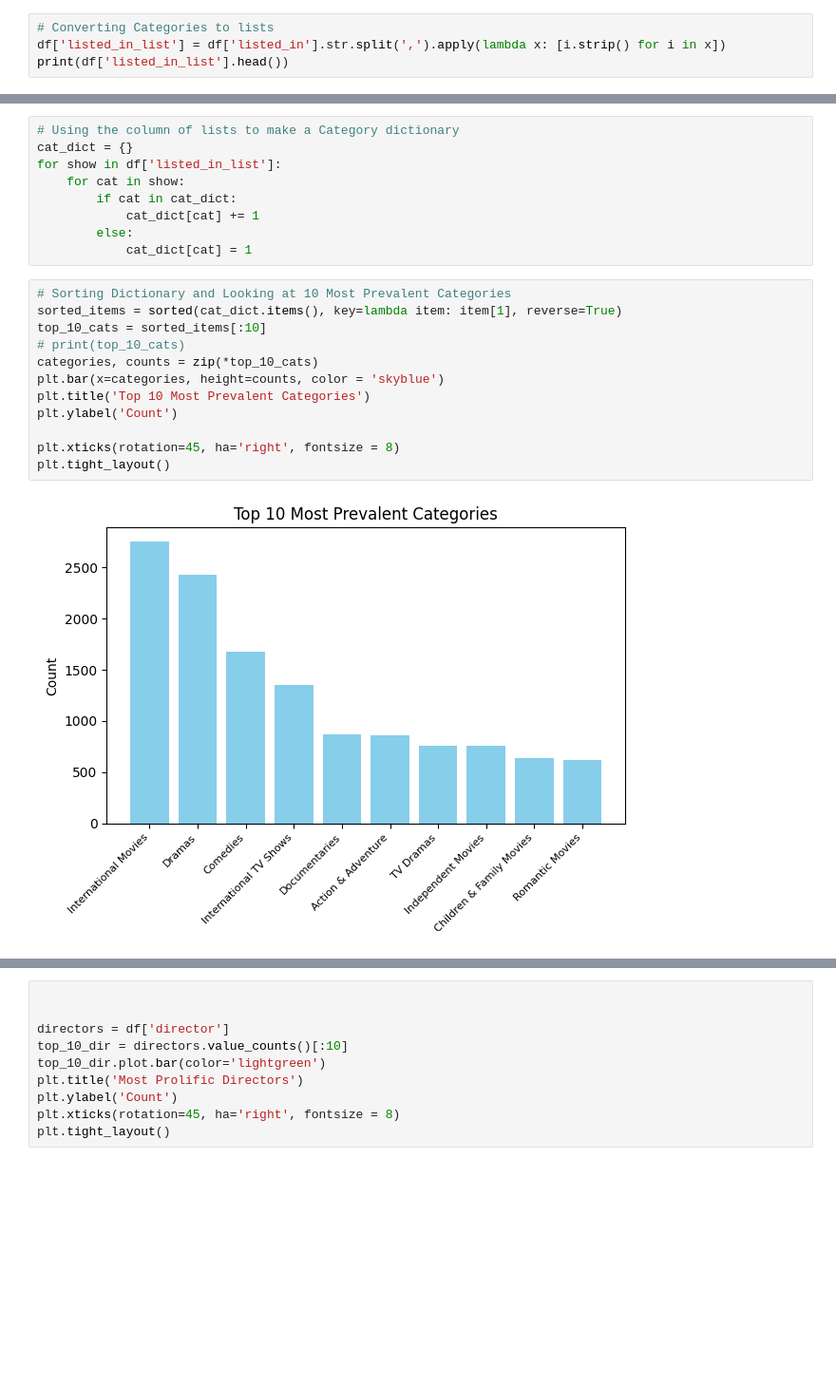
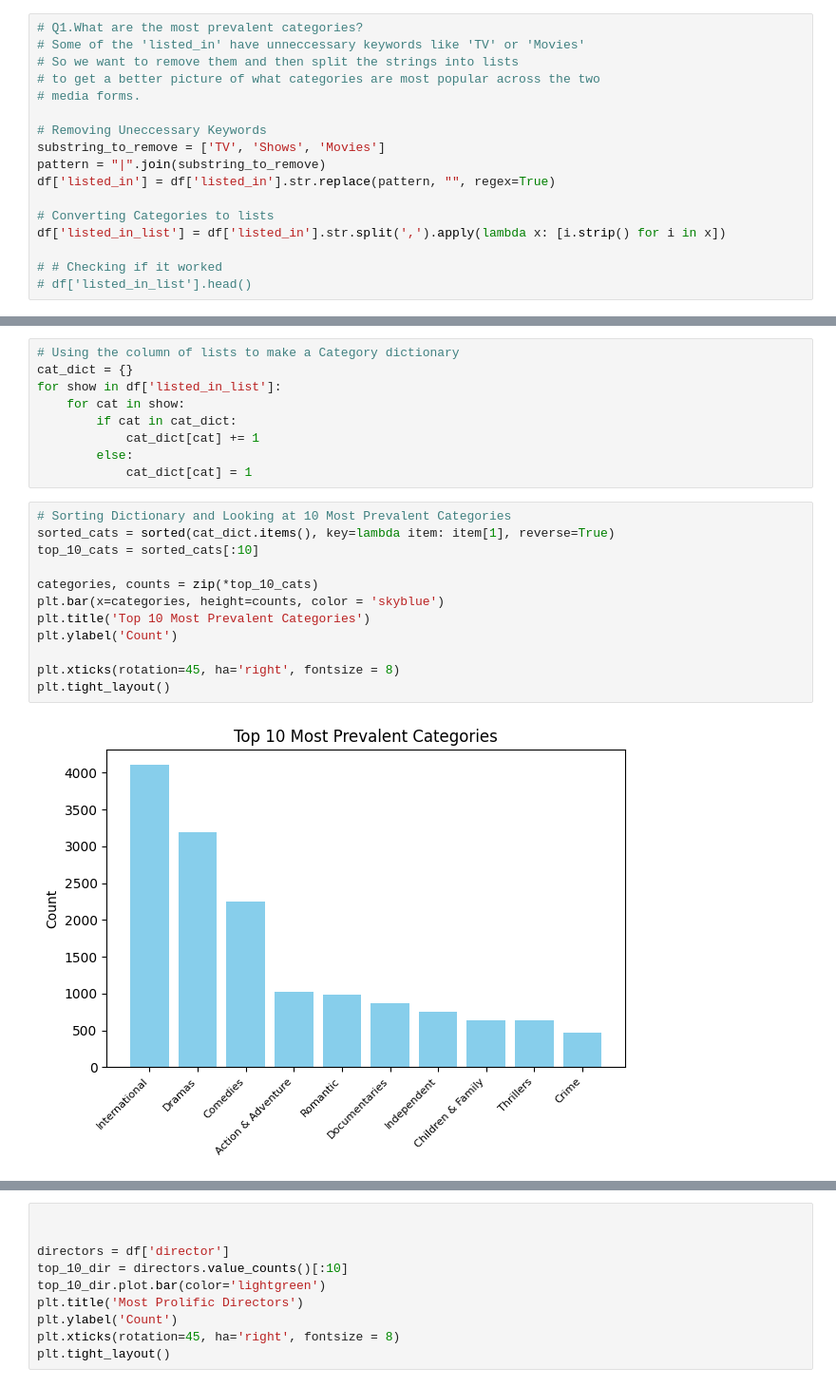
Before and after one commit to zdelk/netflix_eda, a Jupyter notebook: netflix_eda.ipynb, the cells around one changed output, grey strips where cells are left out. Shown at 95% size. Drawn from its saved outputs; the diff is of its cells as text; blank space fills up the shorter version.

```diff
--- a/netflix_eda.ipynb
+++ b/netflix_eda.ipynb
@@ -39,7 +40,20 @@ df.dtypes
 
 df[df == 'Not Given'] = np.nan
 # %%
+# Q1.What are the most prevalent categories?
+# Some of the 'listed_in' have unneccessary keywords like 'TV' or 'Movies'
+# So we want to remove them and then split the strings into lists
+# to get a better picture of what categories are most popular across the two
+# media forms.
+
+# Removing Uneccessary Keywords
+substring_to_remove = ['TV', 'Shows', 'Movies']
+pattern = "|".join(substring_to_remove)
+df['listed_in'] = df['listed_in'].str.replace(pattern, "", regex=True)
+
 # Converting Categories to lists
 df['listed_in_list'] = df['listed_in'].str.split(',').apply(lambda x: [i.strip() for i in x])
-print(df['listed_in_list'].head())
+
+# # Checking if it worked
+# df['listed_in_list'].head()
 # %% [output]
@@ -60,15 +74,15 @@ for show in df['listed_in_list']:
             cat_dict[cat] = 1
 # %%
 # Sorting Dictionary and Looking at 10 Most Prevalent Categories
-sorted_items = sorted(cat_dict.items(), key=lambda item: item[1], reverse=True)
-top_10_cats = sorted_items[:10]
-# print(top_10_cats)
+sorted_cats = sorted(cat_dict.items(), key=lambda item: item[1], reverse=True)
+top_10_cats = sorted_cats[:10]
+
 categories, counts = zip(*top_10_cats)
 plt.bar(x=categories, height=counts, color = 'skyblue')
 plt.title('Top 10 Most Prevalent Categories')
 plt.ylabel('Count')
 
 plt.xticks(rotation=45, ha='right', fontsize = 8)
 plt.tight_layout()
 # %% [output]
-[figure, old version]
+[figure, new version]
```
Also changed, not shown: parts of 3 cells of this notebook, 1 other file.
